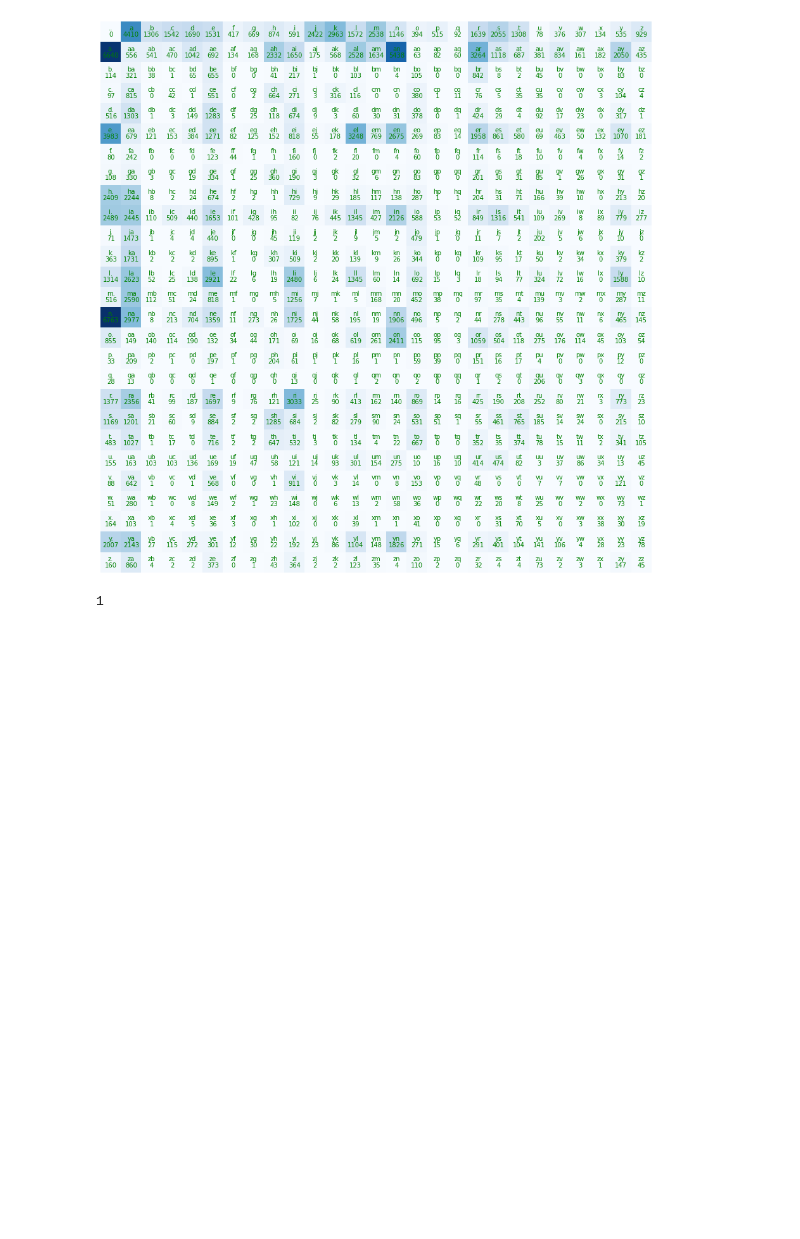
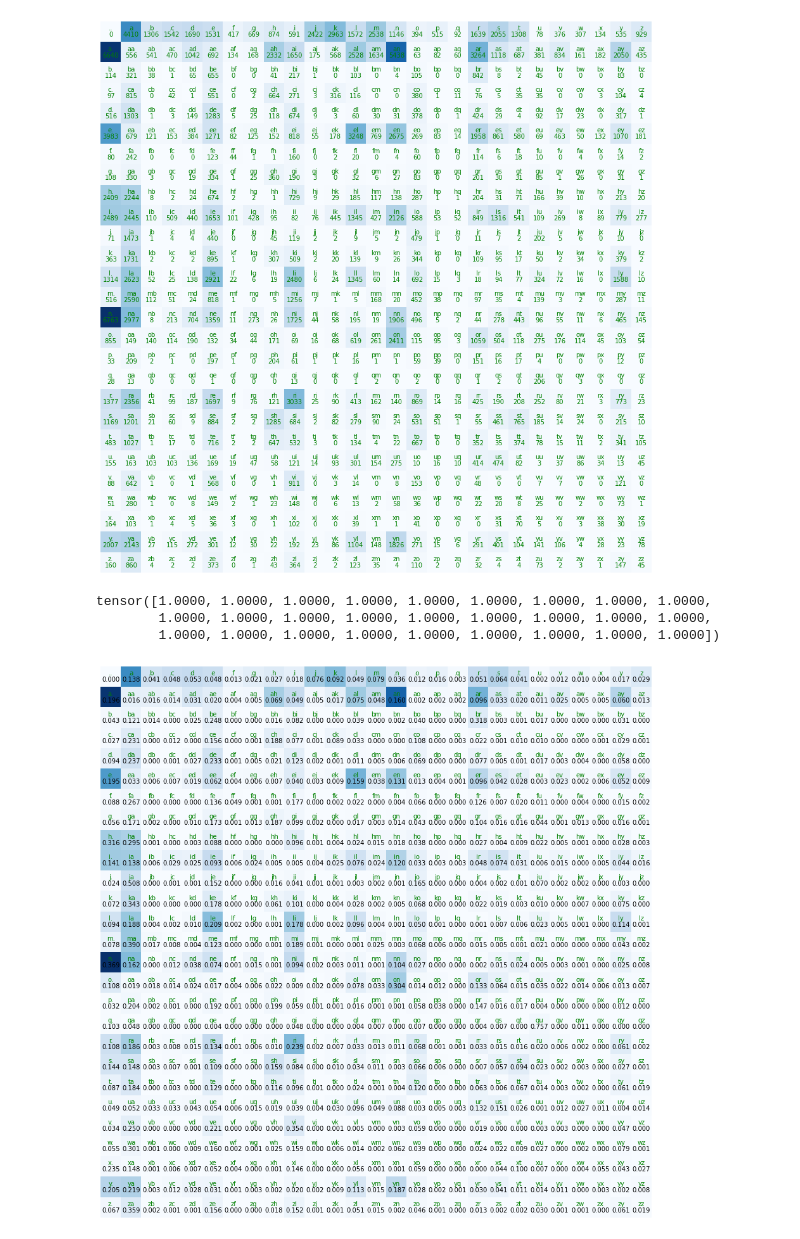
Before and after one commit to PetraZ/language_model, a Jupyter notebook: bigram.ipynb, the cells around one changed output. Saved outputs shown, nothing was run; the diff lists cells and outputs as text; code cells hidden in the pictures; blank space fills up the shorter version.

```diff
--- a/bigram.ipynb
+++ b/bigram.ipynb
@@ -92,10 +86,23 @@ for i in range(27):
         plt.text(j,i, M[i, j].item(), ha='center', va='top', color='green')
 # %% [output]
 [figure]
-# %%
-
-p = torch.tensor([0.1, 0.9])
-torch.multinomial(p, 1, replacement=True, generator = g).item()
-# %% [output]
-1
+# %%
+P.sum(1)
+# %% [output]
+tensor([1.0000, 1.0000, 1.0000, 1.0000, 1.0000, 1.0000, 1.0000, 1.0000, 1.0000,
+        1.0000, 1.0000, 1.0000, 1.0000, 1.0000, 1.0000, 1.0000, 1.0000, 1.0000,
+        1.0000, 1.0000, 1.0000, 1.0000, 1.0000, 1.0000, 1.0000, 1.0000, 1.0000])
+# %%
+# the prob
+P = M / M.sum(dim=1, keepdim=True)
+plt.figure(figsize=(16,16))
+plt.imshow(M, cmap='Blues')
+plt.axis("off")
+for i in range(27):
+    for j in range(27):
+        s = itoc[i] + itoc[j]
+        plt.text(j, i, s, ha='center', va='bottom', color='green')
+        plt.text(j,i, f"{P[i, j].item():.3f}", ha='center', va='top', color='black')
+# %% [output]
+[figure, added]
 # %%
```
Also changed, not shown: parts of 10 cells of this notebook.
